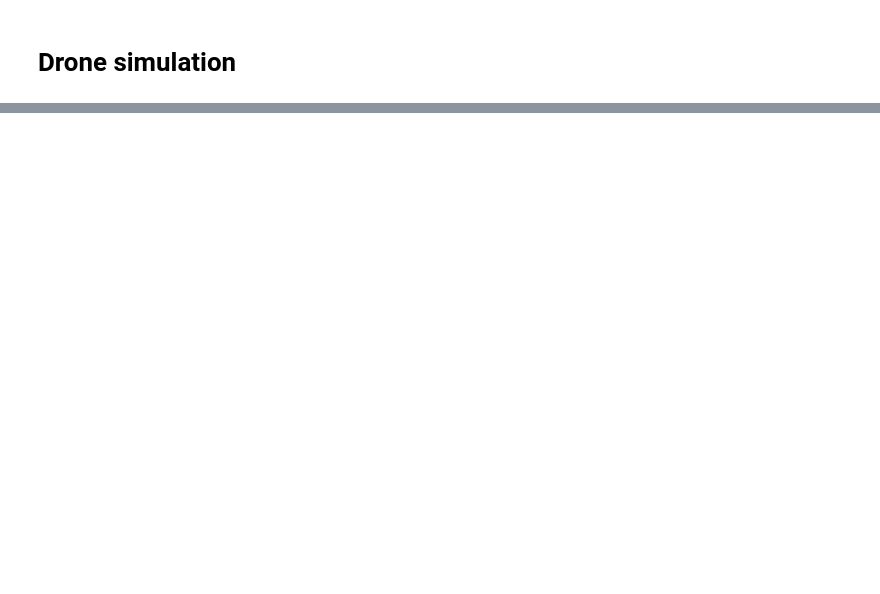
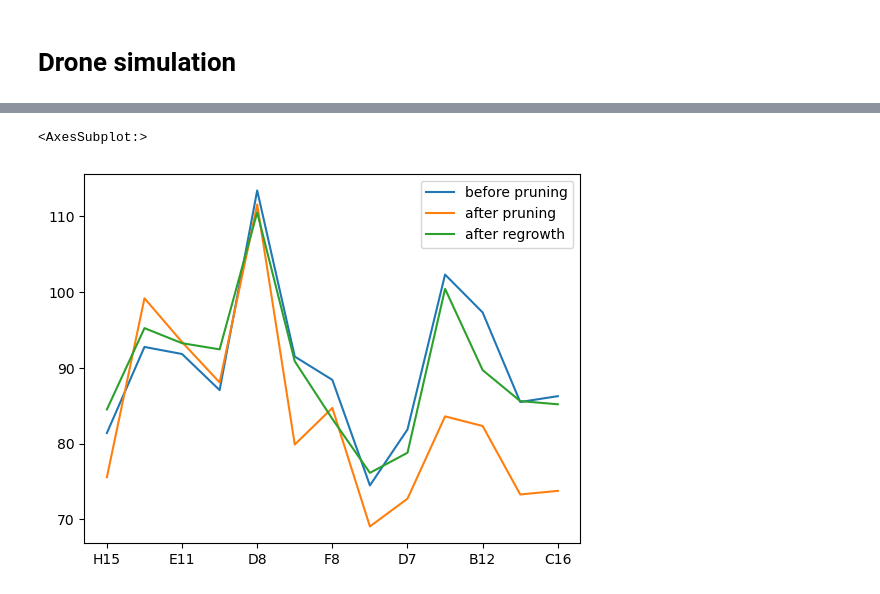
Before and after one commit to fredboudon/virtualpruning, a Jupyter notebook: notebooks/virtualpruning-drone.ipynb, the cells around one changed output, grey strips where cells are left out. Cells and saved outputs as stored; diff of their text form; code cells hidden in the pictures; blank space fills up the shorter version.

```diff
--- a/notebooks/virtualpruning-drone.ipynb
+++ b/notebooks/virtualpruning-drone.ipynb
@@ -79,0 +125,3 @@ SceneWidget(scenes=[{'id': '1skOj2pyAUChSSk6eEravNnUZ', 'data': b'x\xda\x84\x9d\
+# %%
+trees = ['H15','F7','E11','C14','D8','G15','F8','H16','D7','F11','B12','C13','C16']
+intensities = [0,0,0,0,0.10,0.13,0.17,0.20,0.32,0.46,0.48,0.51,0.55]
@@ -79,0 +130,9 @@ SceneWidget(scenes=[{'id': '1skOj2pyAUChSSk6eEravNnUZ', 'data': b'x\xda\x84\x9d\
+# %%
+volumes_bef = {}
+volumes_aft = {}
+volumes_end = {}
+
+for name in trees:
+    volumes_bef[name] = volume(fname0 % name)
+    volumes_aft[name] = volume(fname1 % name)
+    volumes_end[name] = volume(fname2 % name)
@@ -79,0 +154,3 @@ SceneWidget(scenes=[{'id': '1skOj2pyAUChSSk6eEravNnUZ', 'data': b'x\xda\x84\x9d\
+# %%
+volumes = DataFrame({'before pruning' : volumes_bef, 'after pruning' : volumes_aft, 'after regrowth' : volumes_end})
+print(volumes)
@@ -79,0 +174,5 @@ SceneWidget(scenes=[{'id': '1skOj2pyAUChSSk6eEravNnUZ', 'data': b'x\xda\x84\x9d\
+# %%
+volumes.plot()
+# %% [output]
+<AxesSubplot:>
+[figure, added]
```
Also changed, not shown: parts of 31 cells of this notebook, 10 other files.
